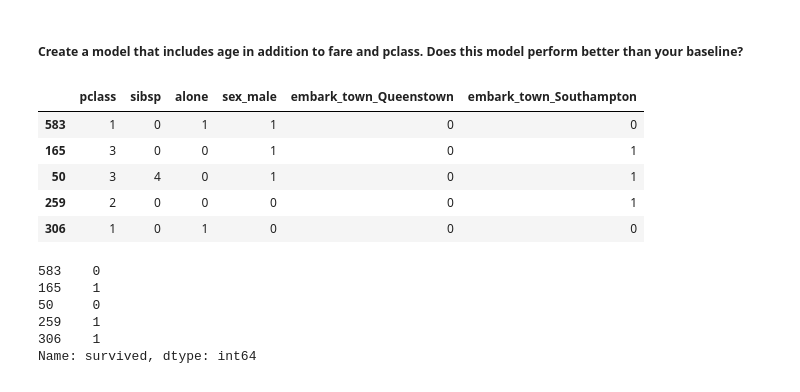
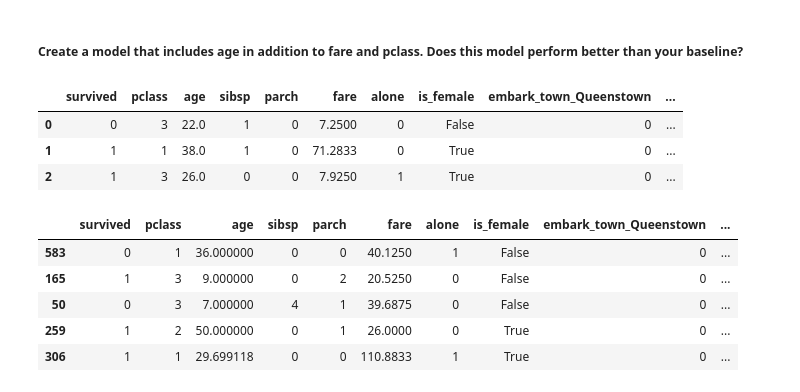
Before and after one commit to ForrestMccrosky/classification-exercises, a Jupyter notebook: model.ipynb, the cells around one changed output. Saved outputs shown, nothing was run; the diff lists cells and outputs as text; code cells hidden in the pictures.

Commit message:
pushing changes to model notebook for Logistic Regression model exercise

```diff
--- a/model.ipynb
+++ b/model.ipynb
@@ -535,28 +538,34 @@ weighted avg       0.80      0.80      0.80       498
 ### Logistic Regression Exercise
 # %% [markdown]
 ##### Create a model that includes age in addition to fare and pclass. Does this model perform better than your baseline?
-# %%
-X_trainl = train.drop(columns = ['sex', 'passenger_id', 'sex',
-                                 'embark_town', 'fare', 'parch',
-                                 'baseline_survived', 'model1', 'model3',
-                                 'randomforest_predict', 'knn_predict', 'knn_predict2',
-                                 'survived'
-                                 ])
-X_trainl.head()
-# %% [output]
-|  | pclass | sibsp | alone | sex_male | embark_town_Queenstown | embark_town_Southampton |
-| 583 | 1 | 0 | 1 | 1 | 0 | 0 |
-| 165 | 3 | 0 | 0 | 1 | 0 | 1 |
-| 50 | 3 | 4 | 0 | 1 | 0 | 1 |
-| 259 | 2 | 0 | 0 | 0 | 0 | 1 |
-| 306 | 1 | 0 | 1 | 0 | 0 | 0 |
-# %%
-y_trainl = train.survived
-y_trainl.head()
-# %% [output]
-583    0
-165    1
-50     0
-259    1
-306    1
-Name: survived, dtype: int64
+# %%
+df =get_titanic_data()
+# %%
+
+avg_age = df.age.mean()
+df.age = df.age.fillna(avg_age)
+
+df["is_female"] = (df.sex == "female")
+
+dummy_df = pd.get_dummies(df[['embark_town']], dummy_na=False, drop_first=True)
+df = pd.concat([df, dummy_df], axis=1)
+
+df = df.drop(columns=["passenger_id", "deck", "class", "embarked", "sex", "embark_town"])
+
+df.head(3)
+# %% [output]
+|  | survived | pclass | age | sibsp | parch | fare | alone | is_female | embark_town_Queenstown | ... |
+| 0 | 0 | 3 | 22.0 | 1 | 0 | 7.2500 | 0 | False | 0 | ... |
+| 1 | 1 | 1 | 38.0 | 1 | 0 | 71.2833 | 0 | True | 0 | ... |
+| 2 | 1 | 3 | 26.0 | 0 | 0 | 7.9250 | 1 | True | 0 | ... |
+# %%
+train, validate, test = titanic_split(df)
+# %%
+train.head()
+# %% [output]
+|  | survived | pclass | age | sibsp | parch | fare | alone | is_female | embark_town_Queenstown | ... |
+| 583 | 0 | 1 | 36.000000 | 0 | 0 | 40.1250 | 1 | False | 0 | ... |
+| 165 | 1 | 3 | 9.000000 | 0 | 2 | 20.5250 | 0 | False | 0 | ... |
+| 50 | 0 | 3 | 7.000000 | 4 | 1 | 39.6875 | 0 | False | 0 | ... |
+| 259 | 1 | 2 | 50.000000 | 0 | 1 | 26.0000 | 0 | True | 0 | ... |
+| 306 | 1 | 1 | 29.699118 | 0 | 0 | 110.8833 | 1 | True | 0 | ... |
```
Also changed, not shown: parts of 18 cells of this notebook.
